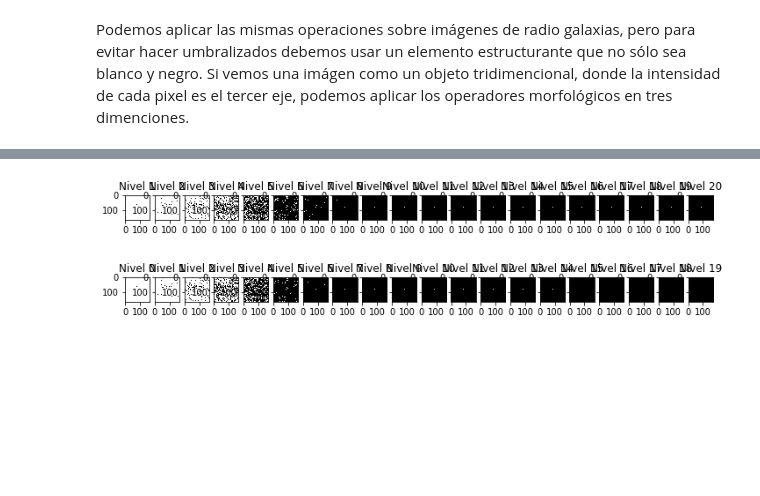
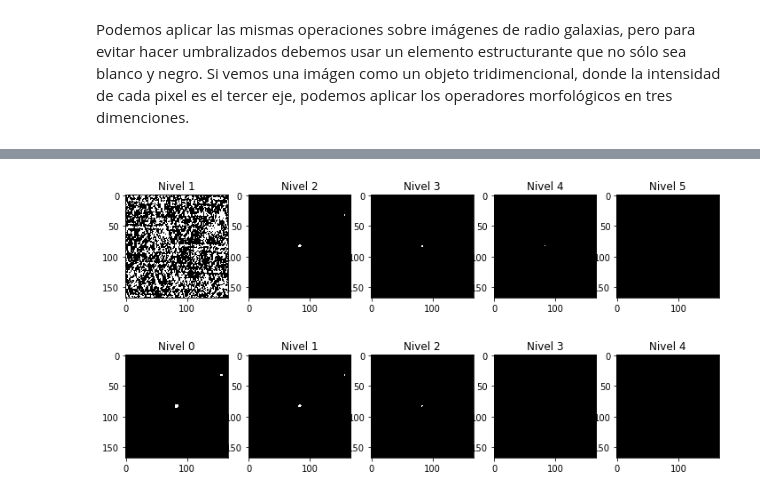
Before and after one commit to nottu/verano, a Jupyter notebook: notebook/morpho.ipynb, the cells around one changed output, grey strips where cells are left out. Saved outputs shown, nothing was run; the diff lists cells and outputs as text; code cells hidden in the pictures; blank space fills up the shorter version.

```diff
--- a/notebook/morpho.ipynb
+++ b/notebook/morpho.ipynb
@@ -72,7 +72,7 @@ Podemos aplicar las mismas operaciones sobre imágenes de radio galaxias, pero p
 fits_dir = '../imgs/first' #directorio donde tenemos imagenes FIRST
 from astropy.io import fits
 import skimage as sk
-im = fits.open('{0}/J103212+371025.fits'.format(fits_dir))
+im = fits.open('{0}/J145615+605322.fits'.format(fits_dir))
 plt.imshow(im[0].data, cmap='gray')
 plt.show()
 # %% [output]
@@ -82,12 +82,11 @@ plt.show()
 import numpy as np
 @jit(nopython=True)
 def discretize_img(img, n_div):
-    min_b, max_b = 0, 0
+    min_b, max_b = 10, -100
     for i in range(img.shape[0]):
         for j in range(img.shape[1]):
             if(img[i,j] < min_b): min_b = img[i,j]
             if(img[i,j] > max_b): max_b = img[i,j]
-    min_b, max_b = 0,0
     discrete_sz = (max_b - min_b) / (float(n_div) + 1.0)
     discrete_img = np.zeros((img.shape[0], img.shape[1], n_div))
     for x in range(n_div):
@@ -95,5 +94,5 @@ def discretize_img(img, n_div):
         for i in range(img.shape[0]):
             for j in range(img.shape[1]):
                 if(img[i,j] > threshold): discrete_img[i,j,x] = 1
-    return discrete_img
+    return (discrete_img, min_b, max_b)
 # %% [output]
@@ -102,5 +101,5 @@ Wall time: 204 µs
 # %%
 %%time
-n_discrete = 20
-imgd = discretize_img(sk.img_as_float(im[0].data), n_discrete)
+n_discrete = 5
+imgd, min_b, max_b = discretize_img(sk.img_as_float(im[0].data), n_discrete)
 # %% [output]
@@ -109,13 +108,13 @@ Wall time: 243 ms
 # %%
 n_plots = n_discrete
 f, ax = plt.subplots(1, n_plots, figsize=(12,15))
-for i in range(0, n_plots):
+for i in range(0, n_discrete):
     ax[i].imshow(imgd[:,:,i], cmap='gray')
     st = 'Nivel ' + str(i + 1)
     ax[i].set_title(st)
 plt.show()
 # %% [output]
-[figure, old version]
+[figure, new version]
 # %%
 bl = morpho.ball(1)
 imgdo = morpho.opening(imgd, bl)
@@ -127,7 +126,7 @@ for i in range(0, n_plots):
     ax[i].set_title(st)
 plt.show()
 # %% [output]
-[figure, old version]
+[figure, new version]
 # %%
 @jit(nopython=True)
 def white_area(img):
```
Also changed, not shown: parts of 7 cells of this notebook, 1 other file.
